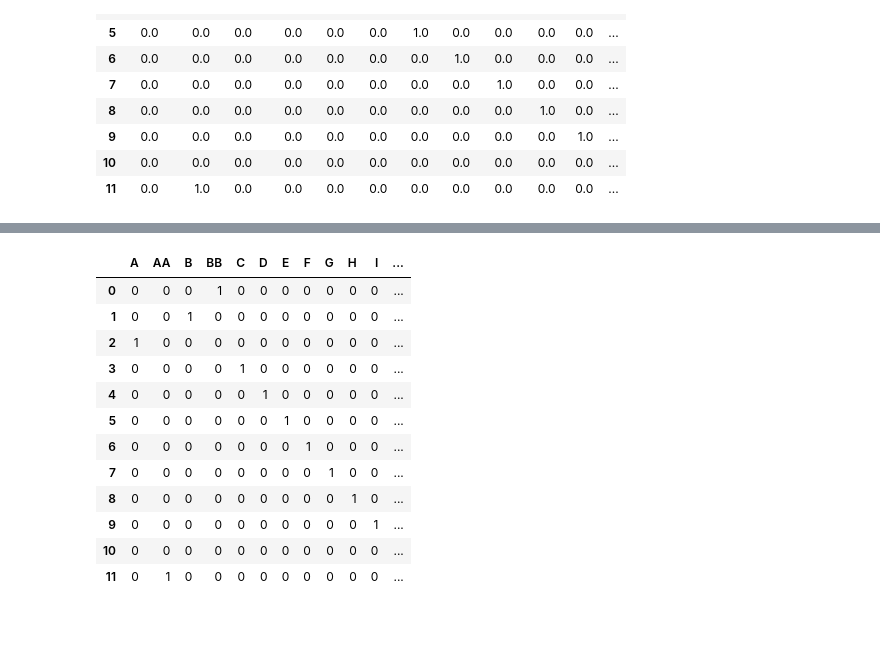
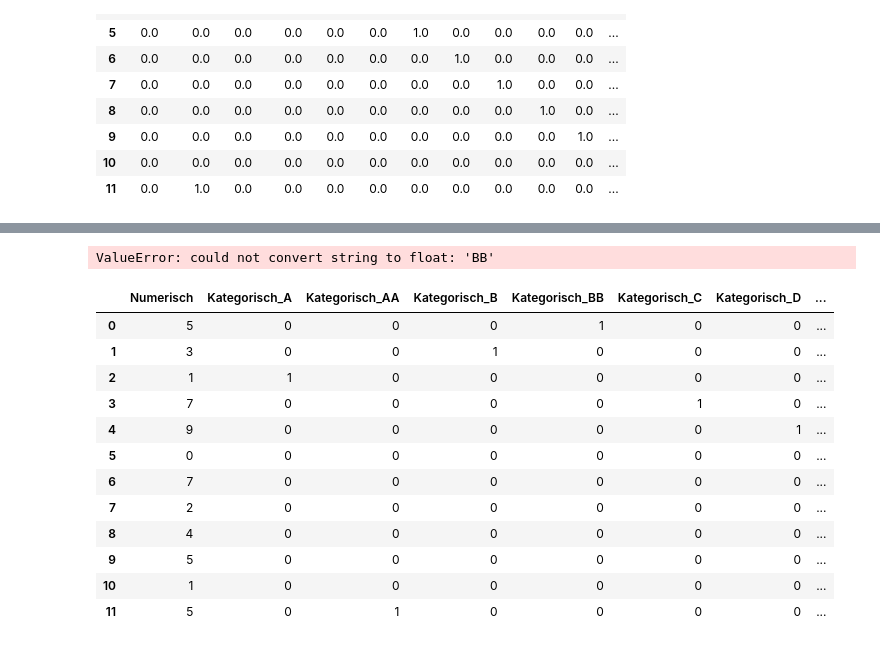
Before and after one commit to co-dex-gmbh/python-data-science-g5, a Jupyter notebook: woche3/scaling_and_enconding.ipynb, the cells around one changed output, grey strips where cells are left out. Cells and saved outputs as stored; diff of their text form; code cells hidden in the pictures.

```diff
--- a/woche3/scaling_and_enconding.ipynb
+++ b/woche3/scaling_and_enconding.ipynb
@@ -96,3 +96,8 @@ pd.DataFrame(out, columns=classes)
 | 9 | 0.0 | 0.0 | 0.0 | 0.0 | 0.0 | 0.0 | 0.0 | 0.0 | 0.0 | 0.0 | 1.0 | ... |
 | 10 | 0.0 | 0.0 | 0.0 | 0.0 | 0.0 | 0.0 | 0.0 | 0.0 | 0.0 | 0.0 | 0.0 | ... |
 | 11 | 0.0 | 1.0 | 0.0 | 0.0 | 0.0 | 0.0 | 0.0 | 0.0 | 0.0 | 0.0 | 0.0 | ... |
+# %%
+numeric_col = [5, 3, 1, 7, 9, 0, 7, 2, 4, 5, 1, 5]
+# %%
+df = pd.DataFrame({"Kategorisch": labels, "Numerisch": numeric_col})
+df
@@ -99,16 +118,21 @@ pd.DataFrame(out, columns=classes)
+# %%
+df.corr()  # funktioniert nur mit numerischen Werten numeric_only=True
+# %% [output]
+ValueError: could not convert string to float: 'BB'
 # %%
-pd.get_dummies(labels, dtype=int)
+df_numeric = pd.get_dummies(df, dtype=int)
+df_numeric
 # %% [output]
-|  | A | AA | B | BB | C | D | E | F | G | H | I | ... |
-| 0 | 0 | 0 | 0 | 1 | 0 | 0 | 0 | 0 | 0 | 0 | 0 | ... |
-| 1 | 0 | 0 | 1 | 0 | 0 | 0 | 0 | 0 | 0 | 0 | 0 | ... |
-| 2 | 1 | 0 | 0 | 0 | 0 | 0 | 0 | 0 | 0 | 0 | 0 | ... |
-| 3 | 0 | 0 | 0 | 0 | 1 | 0 | 0 | 0 | 0 | 0 | 0 | ... |
-| 4 | 0 | 0 | 0 | 0 | 0 | 1 | 0 | 0 | 0 | 0 | 0 | ... |
-| 5 | 0 | 0 | 0 | 0 | 0 | 0 | 1 | 0 | 0 | 0 | 0 | ... |
-| 6 | 0 | 0 | 0 | 0 | 0 | 0 | 0 | 1 | 0 | 0 | 0 | ... |
-| 7 | 0 | 0 | 0 | 0 | 0 | 0 | 0 | 0 | 1 | 0 | 0 | ... |
-| 8 | 0 | 0 | 0 | 0 | 0 | 0 | 0 | 0 | 0 | 1 | 0 | ... |
-| 9 | 0 | 0 | 0 | 0 | 0 | 0 | 0 | 0 | 0 | 0 | 1 | ... |
-| 10 | 0 | 0 | 0 | 0 | 0 | 0 | 0 | 0 | 0 | 0 | 0 | ... |
-| 11 | 0 | 1 | 0 | 0 | 0 | 0 | 0 | 0 | 0 | 0 | 0 | ... |
+|  | Numerisch | Kategorisch_A | Kategorisch_AA | Kategorisch_B | Kategorisch_BB | Kategorisch_C | Kategorisch_D | ... |
+| 0 | 5 | 0 | 0 | 0 | 1 | 0 | 0 | ... |
+| 1 | 3 | 0 | 0 | 1 | 0 | 0 | 0 | ... |
+| 2 | 1 | 1 | 0 | 0 | 0 | 0 | 0 | ... |
+| 3 | 7 | 0 | 0 | 0 | 0 | 1 | 0 | ... |
+| 4 | 9 | 0 | 0 | 0 | 0 | 0 | 1 | ... |
+| 5 | 0 | 0 | 0 | 0 | 0 | 0 | 0 | ... |
+| 6 | 7 | 0 | 0 | 0 | 0 | 0 | 0 | ... |
+| 7 | 2 | 0 | 0 | 0 | 0 | 0 | 0 | ... |
+| 8 | 4 | 0 | 0 | 0 | 0 | 0 | 0 | ... |
+| 9 | 5 | 0 | 0 | 0 | 0 | 0 | 0 | ... |
+| 10 | 1 | 0 | 0 | 0 | 0 | 0 | 0 | ... |
+| 11 | 5 | 0 | 1 | 0 | 0 | 0 | 0 | ... |
```
Also changed, not shown: parts of 28 cells of this notebook, 1 other file.
